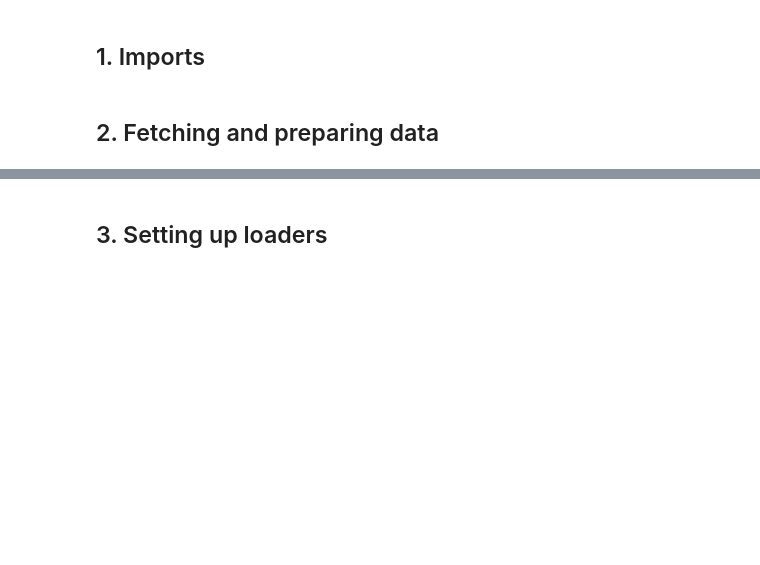
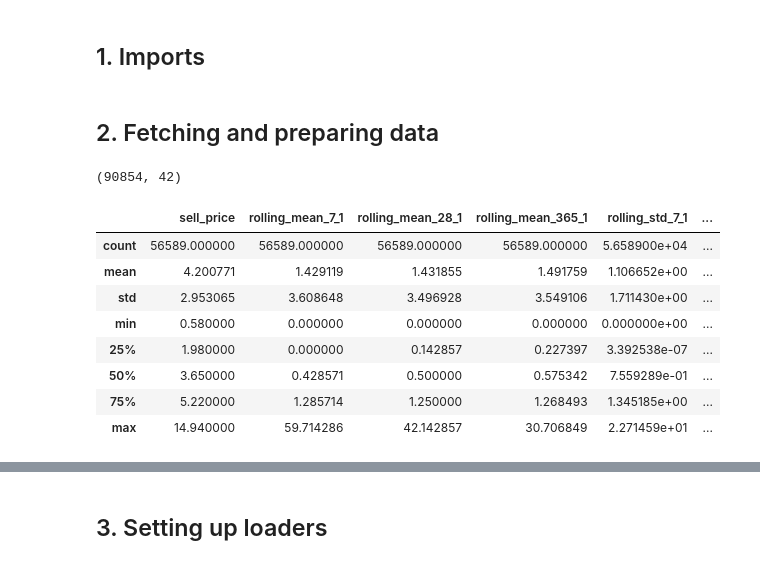
Before and after one commit to ixiaopan/GroupWork, a Jupyter notebook: AML/Neural Networks.ipynb, the cells around one changed output, grey strips where cells are left out. Drawn from its saved outputs; the diff is of its cells as text; code cells hidden in the pictures; blank space fills up the shorter version.

```diff
--- a/AML/Neural Networks.ipynb
+++ b/AML/Neural Networks.ipynb
@@ -27,3 +27,7 @@ df = hf.rawToClean(sales_df, calendar_df, prices_df, days=1200, items=100, dropN
+# %%
+df.shape
+# %% [output]
+(90854, 42)
 # %%
 df = hf.rollingMeanDemandFeature(df, windowSize=7, shift=1) #Mean of previous week
 df = hf.rollingMeanDemandFeature(df, windowSize=28, shift=1) #Mean of previous 28 days
@@ -43,3 +47,15 @@ df = hf.lagFeature(df, var='sold', lag=28) #Amount sold 28 days before
 df = hf.lagFeature(df, var='sold', lag=365) #Amount sold 28 days before
 # %%
 df.dropna(inplace=True) #Drop rows with NAs (as result of lagged features)
+# %%
+df.describe()
+# %% [output]
+|  | sell_price | rolling_mean_7_1 | rolling_mean_28_1 | rolling_mean_365_1 | rolling_std_7_1 | ... |
+| count | 56589.000000 | 56589.000000 | 56589.000000 | 56589.000000 | 5.658900e+04 | ... |
+| mean | 4.200771 | 1.429119 | 1.431855 | 1.491759 | 1.106652e+00 | ... |
+| std | 2.953065 | 3.608648 | 3.496928 | 3.549106 | 1.711430e+00 | ... |
+| min | 0.580000 | 0.000000 | 0.000000 | 0.000000 | 0.000000e+00 | ... |
+| 25% | 1.980000 | 0.000000 | 0.142857 | 0.227397 | 3.392538e-07 | ... |
+| 50% | 3.650000 | 0.428571 | 0.500000 | 0.575342 | 7.559289e-01 | ... |
+| 75% | 5.220000 | 1.285714 | 1.250000 | 1.268493 | 1.345185e+00 | ... |
+| max | 14.940000 | 59.714286 | 42.142857 | 30.706849 | 2.271459e+01 | ... |
```
Also changed, not shown: parts of 82 cells of this notebook.
